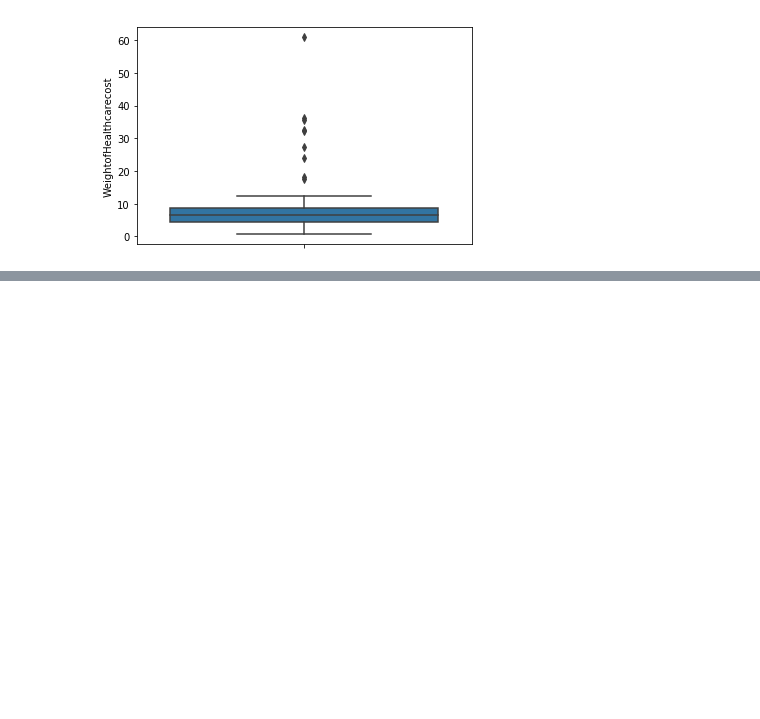
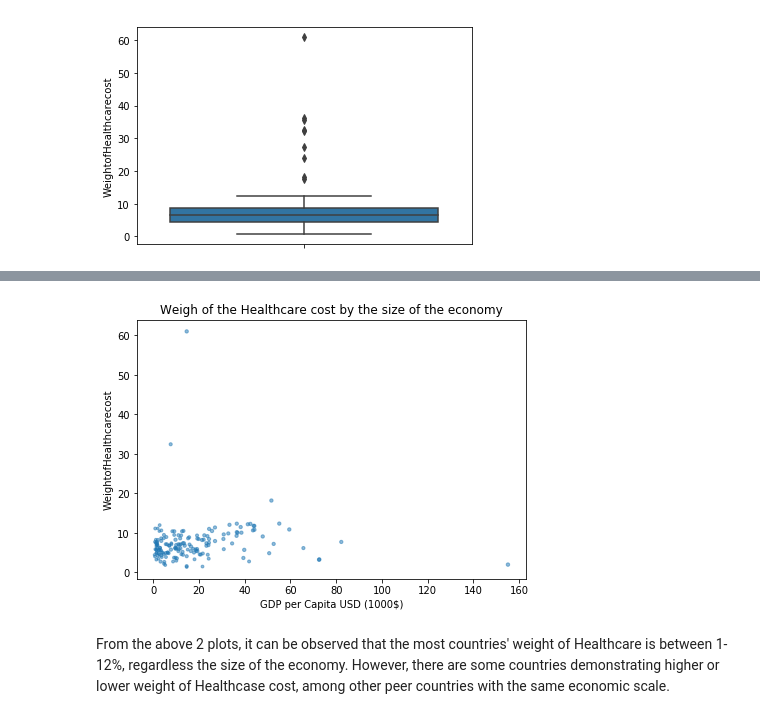
Before and after one commit to NamiF/The-cost-of-healcare-related-to-longevity, a Jupyter notebook: Healthcare_cost_of_longevity.ipynb, the cells around one changed output, grey strips where cells are left out. Drawn from its saved outputs; the diff is of its cells as text; code cells hidden in the pictures; blank space fills up the shorter version.

Commit message:
Add a graph showing the standard weight of Healthcare cost regardless of the economy size

```diff
--- a/Healthcare_cost_of_longevity.ipynb
+++ b/Healthcare_cost_of_longevity.ipynb
@@ -254,0 +256,16 @@ plt.show()
+# %%
+x=(year2014_modified['GDPperCapitaUSD'])/1000   #Devide the GDPperCapital by 1000 to shorten the X lim
+y=year2014_modified['WeightofHealthcarecost']
+z=year2014_modified['YearsWithDisability']
+
+plt.axes([0, 6, 0.9, 0.9])
+plt.scatter(x, y, s=z, alpha=0.5)
+plt.xlabel('GDP per Capita USD (1000$)')
+plt.ylabel('WeightofHealthcarecost')
+plt.title('Weigh of the Healthcare cost by the size of the economy')
+plt.show()
+# %% [output]
+[figure, added]
+# %% [markdown]
+From the above 2 plots, it can be observed that the most countries' weight of Healthcare is between 1-12%, regardless the size of the economy.
+However, there are some countries demonstrating higher or lower weight of Healthcase cost, among other peer countries with the same economic scale.
```
Also changed, not shown: parts of 8 cells of this notebook.
